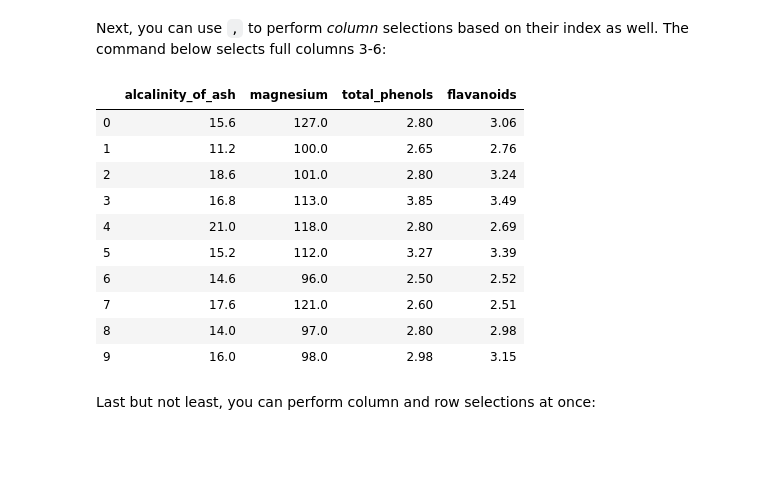
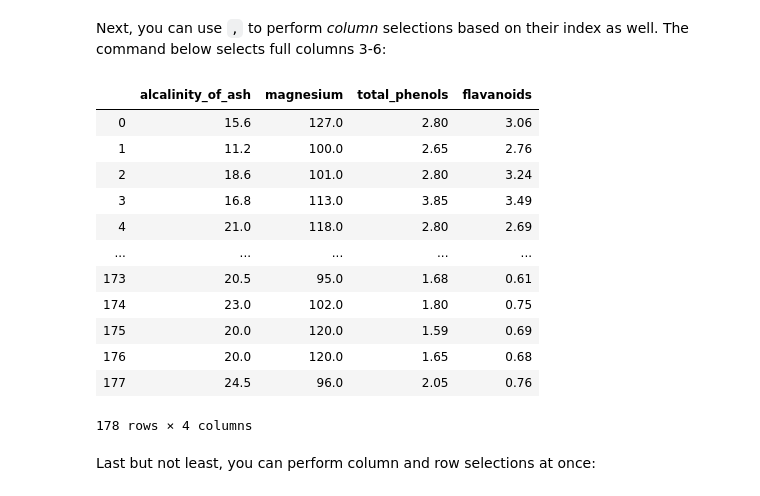
Before and after one commit to TXZebra/dsc-enterprise-chevron-accessing-data-with-pandas-chevron-dataeng-100419, a Jupyter notebook: index.ipynb, the cells around one changed output. Saved outputs shown, nothing was run; the diff lists cells and outputs as text; code cells hidden in the pictures; blank space fills up the shorter version.

```diff
--- a/index.ipynb
+++ b/index.ipynb
@@ -200,19 +200,21 @@ df.iloc[5:8]
 # %% [markdown]
 Next, you can use `,` to perform *column* selections based on their index as well. The command below selects full columns 3-6:
 # %%
-df.iloc[:10,3:7]
+df.iloc[:,3:7]
 # %% [output]
 |  | alcalinity_of_ash | magnesium | total_phenols | flavanoids |
 | 0 | 15.6 | 127.0 | 2.80 | 3.06 |
 | 1 | 11.2 | 100.0 | 2.65 | 2.76 |
 | 2 | 18.6 | 101.0 | 2.80 | 3.24 |
 | 3 | 16.8 | 113.0 | 3.85 | 3.49 |
 | 4 | 21.0 | 118.0 | 2.80 | 2.69 |
-| 5 | 15.2 | 112.0 | 3.27 | 3.39 |
-| 6 | 14.6 | 96.0 | 2.50 | 2.52 |
-| 7 | 17.6 | 121.0 | 2.60 | 2.51 |
-| 8 | 14.0 | 97.0 | 2.80 | 2.98 |
-| 9 | 16.0 | 98.0 | 2.98 | 3.15 |
+| ... | ... | ... | ... | ... |
+| 173 | 20.5 | 95.0 | 1.68 | 0.61 |
+| 174 | 23.0 | 102.0 | 1.80 | 0.75 |
+| 175 | 20.0 | 120.0 | 1.59 | 0.69 |
+| 176 | 20.0 | 120.0 | 1.65 | 0.68 |
+| 177 | 24.5 | 96.0 | 2.05 | 0.76 |
+178 rows × 4 columns
 # %% [markdown]
 Last but not least, you can perform column and row selections at once:
 # %%
```
